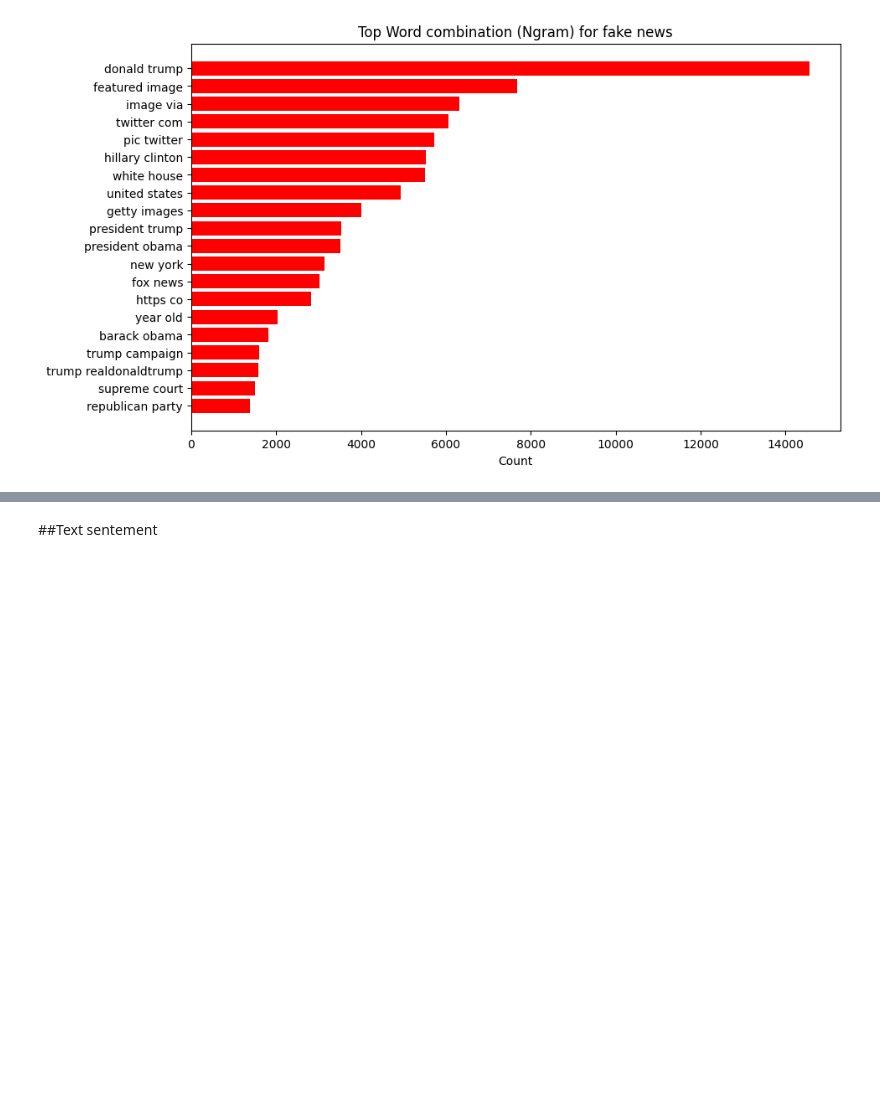
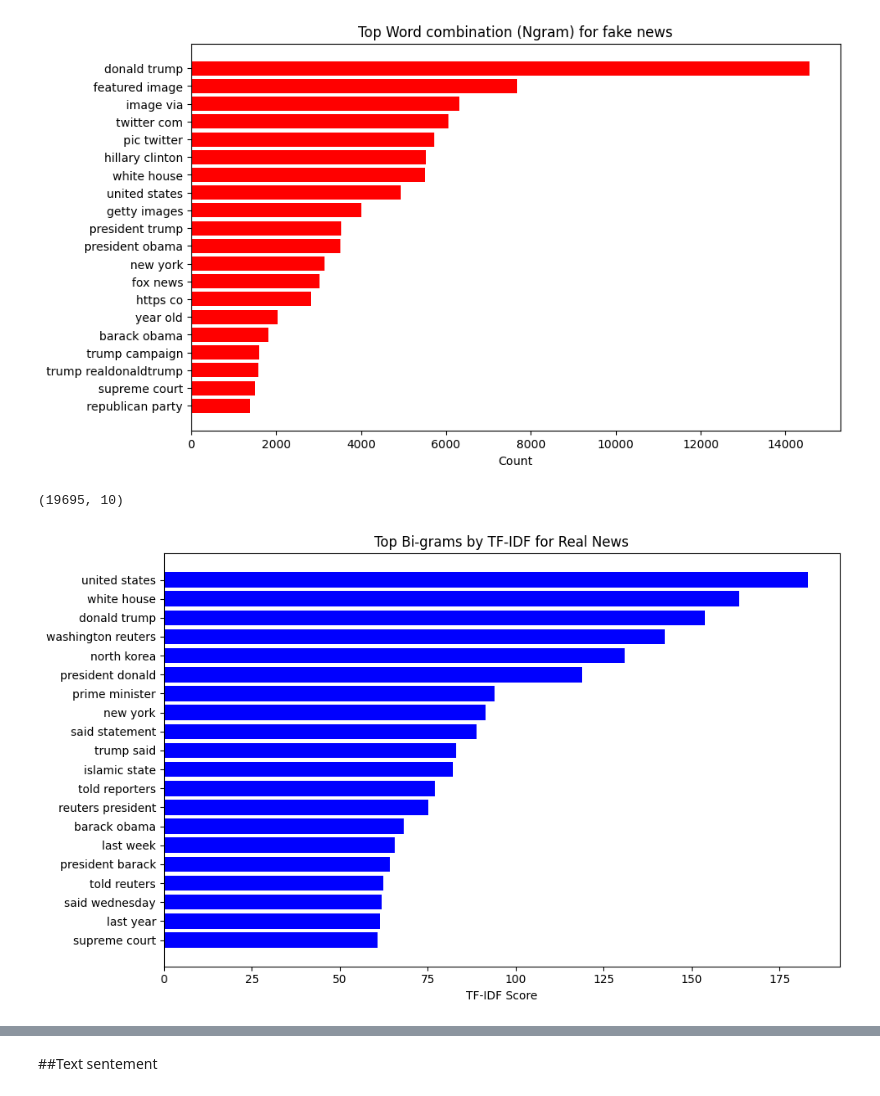
Before and after one commit to ehsanh123/Fake_news_detector, a Jupyter notebook: NLP_coursework_2.ipynb, the cells around one changed output, grey strips where cells are left out. Drawn from its saved outputs; the diff is of its cells as text; code cells hidden in the pictures; blank space fills up the shorter version.

```diff
--- a/NLP_coursework_2.ipynb
+++ b/NLP_coursework_2.ipynb
@@ -470,3 +472,36 @@ plt.gca().invert_yaxis()  # Invert y-axis to show the top items at the top
 plt.show()
 # %% [output]
 [figure]
+# %%
+# TF-IDF Vectorizer for bi-grams
+vectorizer_ngram = TfidfVectorizer(ngram_range=(2, 2), lowercase=True)
+d3 = d2[d2['label']==1]
+X_ngram = vectorizer_ngram.fit_transform(d3['reconstructed_text'])
+
+# Get TF-IDF scores (sum across documents) instead of raw counts
+ngram_scores = dict(zip(vectorizer_ngram.get_feature_names_out(), X_ngram.sum(axis=0).A1))
+
+# Sort by TF-IDF score (descending)
+sorted_ngram_scores = dict(sorted(ngram_scores.items(), key=lambda item: item[1], reverse=True))
+
+# Get top 20 n-grams and their TF-IDF scores
+top_ngrams = list(sorted_ngram_scores.keys())[:20]
+top_scores = list(sorted_ngram_scores.values())[:20]
+# %%
+d3.shape
+# %% [output]
+(19695, 10)
+# %%
+# Assign colors based on the 'label' column (all 0s in d3, so all red)
+colors = ['red' if value == 0 else 'blue' for value in d3['label']]
+
+# Creating a horizontal bar chart with TF-IDF scores
+plt.figure(figsize=(10, 6))
+plt.barh(top_ngrams, top_scores, color=colors)
+plt.xlabel('TF-IDF Score')
+plt.title('Top Bi-grams by TF-IDF for Real News')
+plt.gca().invert_yaxis()  # Invert y-axis to show top items at the top
+plt.tight_layout()
+plt.show()
+# %% [output]
+[figure, added]
```
Also changed, not shown: parts of 10 cells of this notebook.
